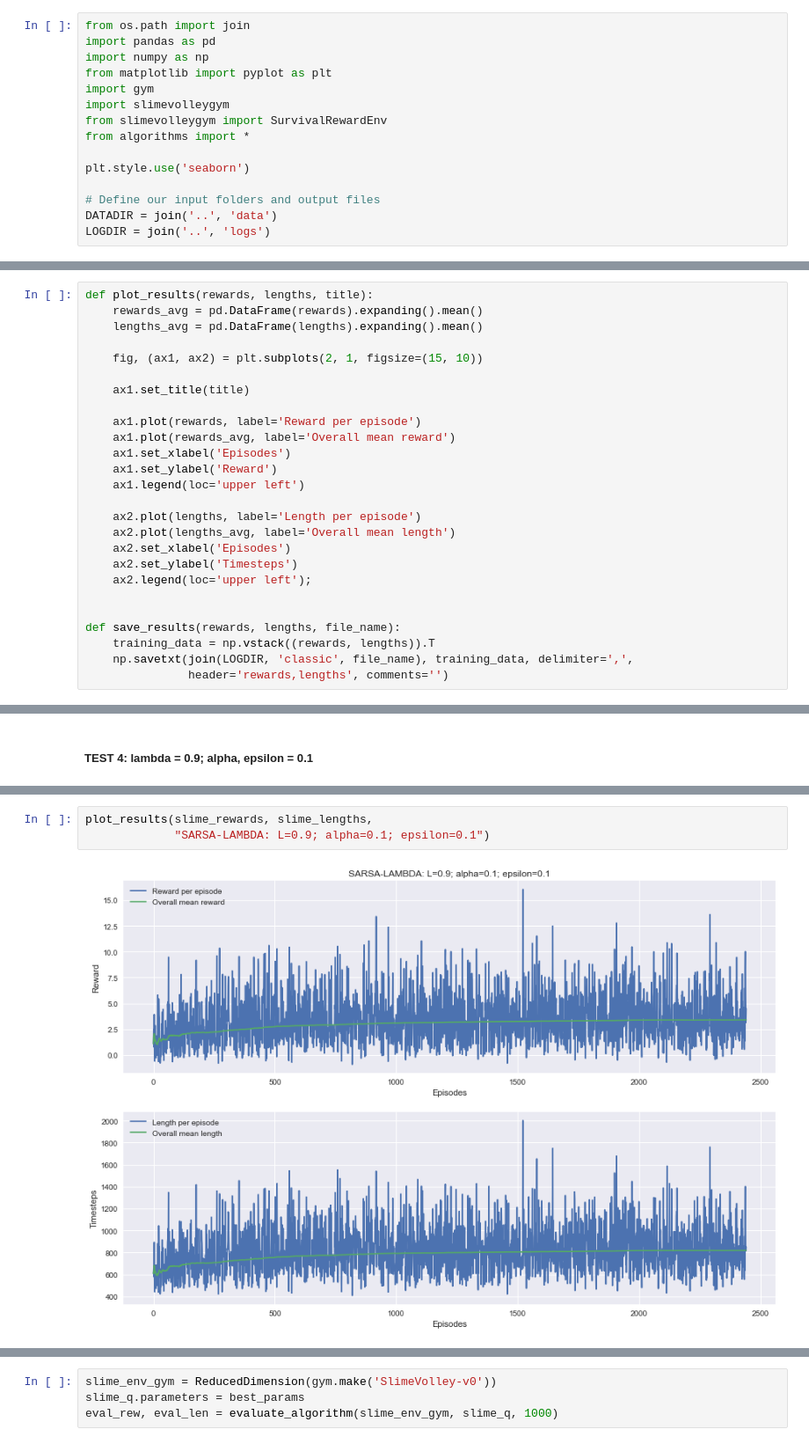
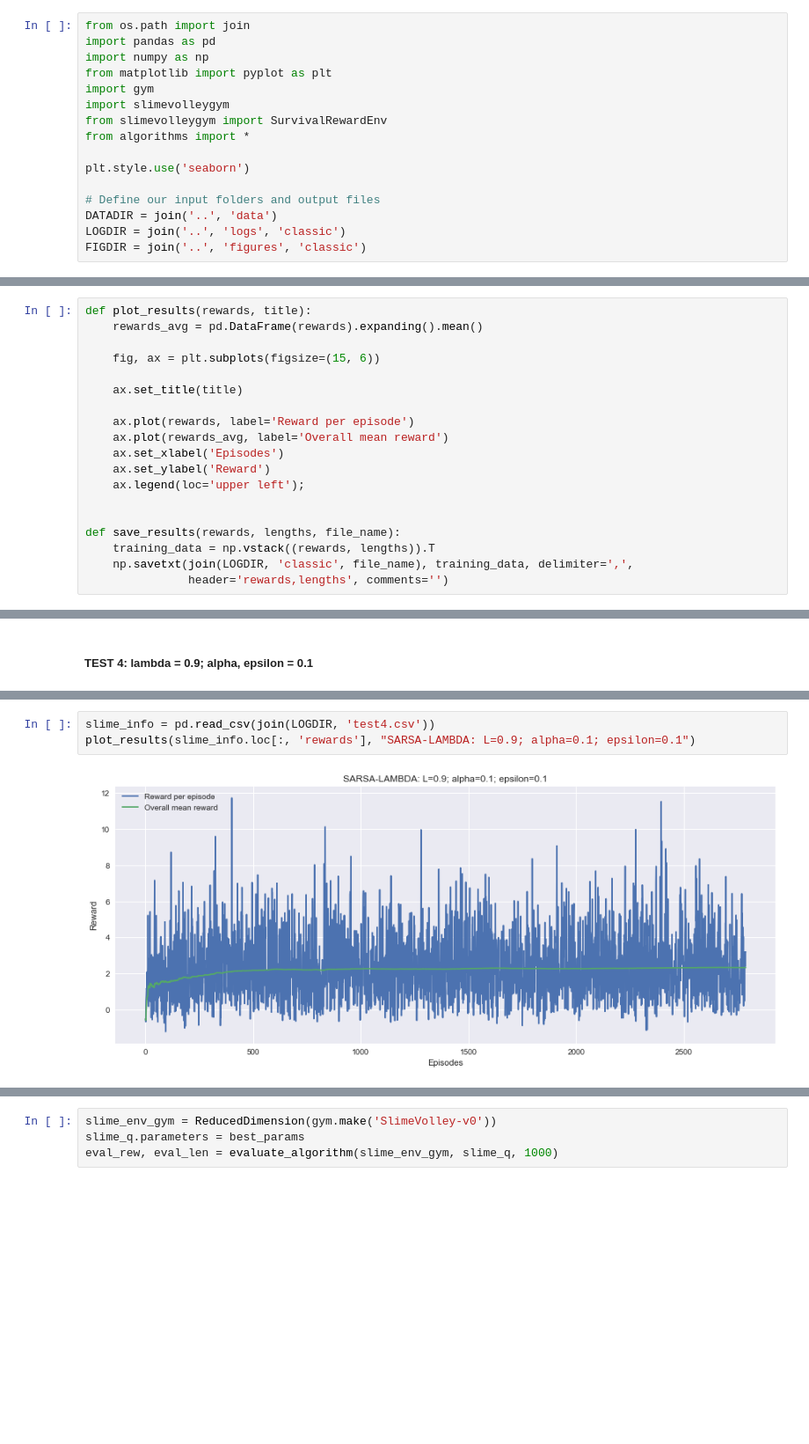
Before and after one commit to andreszpt/rl-slimevolley, a Jupyter notebook: src/classic_algorithms.ipynb, the cells around one changed output, grey strips where cells are left out. Shown at 88% size. Cells and saved outputs as stored; diff of their text form; blank space fills up the shorter version.

Commit message:
Clean classic algorithm tests

```diff
--- a/src/classic_algorithms.ipynb
+++ b/src/classic_algorithms.ipynb
@@ -15,7 +15,8 @@ plt.style.use('seaborn')
 
 # Define our input folders and output files
 DATADIR = join('..', 'data')
-LOGDIR = join('..', 'logs')
+LOGDIR = join('..', 'logs', 'classic')
+FIGDIR = join('..', 'figures', 'classic')
 # %% [markdown]
 We create a wrapper which inherits from gym.ObservationWrapper to transform the 12-dimensional original observation space to a reduced 8-dimensional space. This way we eliminate the information from the opponent, which is not relevant for the agent operation.
 # %%
@@ -91,25 +92,18 @@ ax.set_xlabel('$i$');
 # %% [output]
 [figure]
 # %%
-def plot_results(rewards, lengths, title):
+def plot_results(rewards, title):
     rewards_avg = pd.DataFrame(rewards).expanding().mean()
-    lengths_avg = pd.DataFrame(lengths).expanding().mean()
 
-    fig, (ax1, ax2) = plt.subplots(2, 1, figsize=(15, 10))
+    fig, ax = plt.subplots(figsize=(15, 6))
 
-    ax1.set_title(title)
+    ax.set_title(title)
 
-    ax1.plot(rewards, label='Reward per episode')
-    ax1.plot(rewards_avg, label='Overall mean reward')
-    ax1.set_xlabel('Episodes')
-    ax1.set_ylabel('Reward')
-    ax1.legend(loc='upper left')
-
-    ax2.plot(lengths, label='Length per episode')
-    ax2.plot(lengths_avg, label='Overall mean length')
-    ax2.set_xlabel('Episodes')
-    ax2.set_ylabel('Timesteps')
-    ax2.legend(loc='upper left');
+    ax.plot(rewards, label='Reward per episode')
+    ax.plot(rewards_avg, label='Overall mean reward')
+    ax.set_xlabel('Episodes')
+    ax.set_ylabel('Reward')
+    ax.legend(loc='upper left');
 
 
 def save_results(rewards, lengths, file_name):
@@ -181,5 +185,5 @@ episodio 2443: alfa = 2.0576526203147523e-10, epsilon = 2.0576526203147523e-10,
 # %%
-plot_results(slime_rewards, slime_lengths,
-             "SARSA-LAMBDA: L=0.9; alpha=0.1; epsilon=0.1")
+slime_info = pd.read_csv(join(LOGDIR, 'test4.csv'))
+plot_results(slime_info.loc[:, 'rewards'], "SARSA-LAMBDA: L=0.9; alpha=0.1; epsilon=0.1")
 # %% [output]
-[figure, old version]
+[figure, new version]
```
Also changed, not shown: parts of 41 cells of this notebook, 38 other files.
